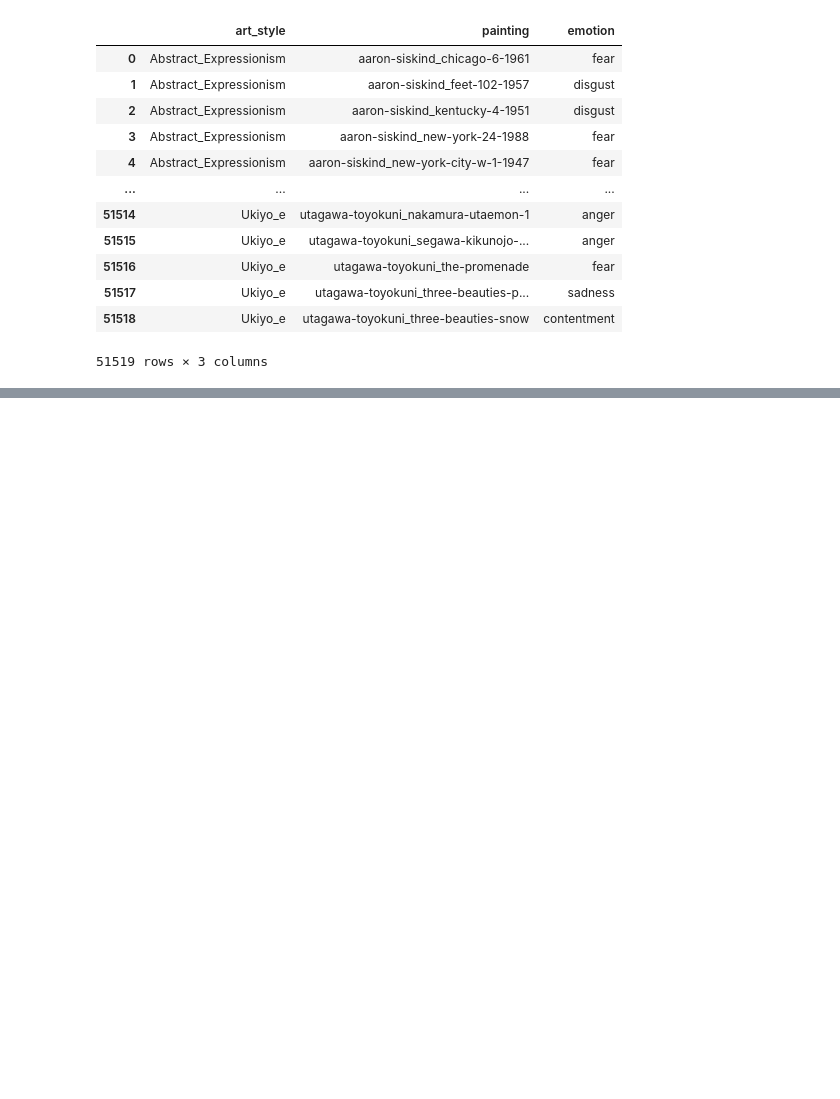
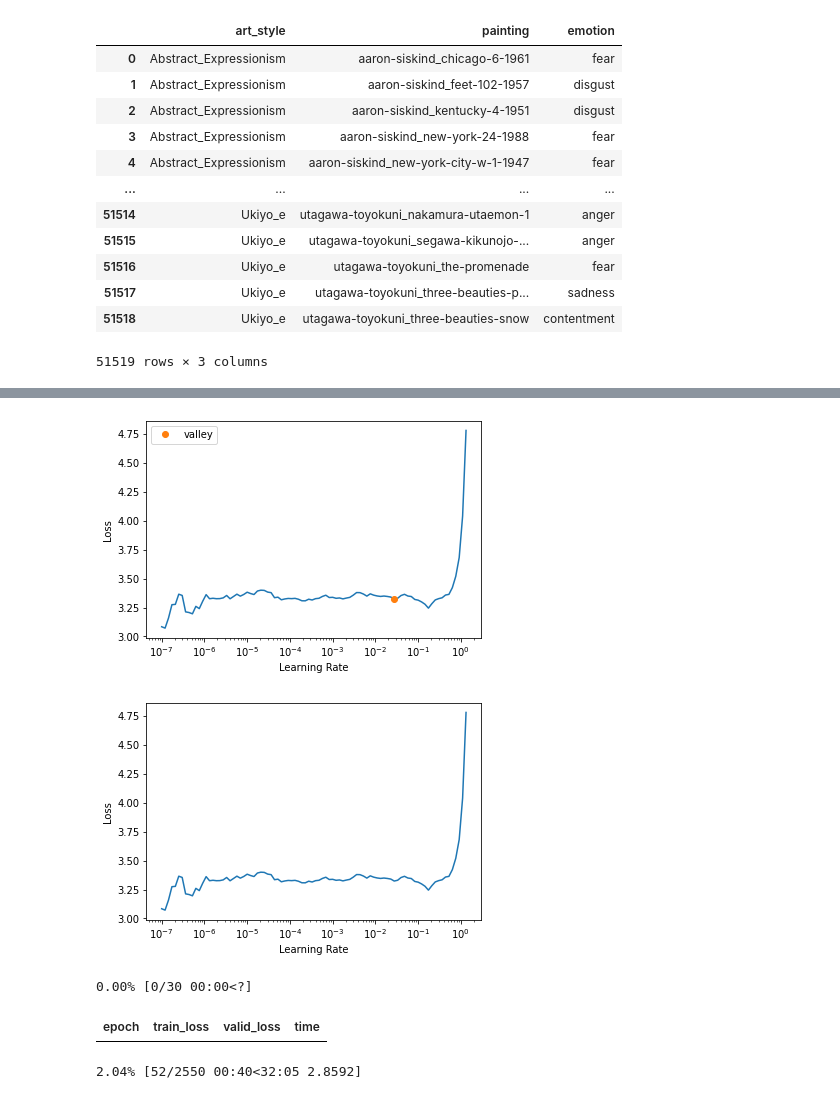
Before and after one commit to ArenLYT/EmotionalArtGeneration, a Jupyter notebook: Classifier.ipynb, the cells around one changed output, grey strips where cells are left out. Drawn from its saved outputs; the diff is of its cells as text; code cells hidden in the pictures; blank space fills up the shorter version.

```diff
--- a/Classifier.ipynb
+++ b/Classifier.ipynb
@@ -44,5 +41,10 @@ processed
 # %%
 processed['path']= processed.apply(lambda x: 'dataset\\wikiart\\'+x['art_style']+"\\"+ x['painting']+".jpg", axis=1)
+for i in processed.path:
+    try:
+        im=Image.open(i)
+    except:
+        processed=processed.drop(processed[processed.path==i].index)
 # %%
 processed
 # %% [output]
@@ -100,0 +76,8 @@ processed
+# %%
+opt_func = partial(ranger)
+model=xresnet34_deeper
+learn = vision_learner(dls, model,pretrained=False,loss_func=LabelSmoothingCrossEntropyFlat() ,opt_func=opt_func)
+# %%
+lr=learn.lr_find(suggest_funcs=(valley))
+learn.recorder.plot_lr_find()
+# %% [output]
@@ -100,0 +85,15 @@ processed
+[figure, added]
+[figure, added]
+# %%
+learn.fit_flat_cos(30,lr,pct_start=0.75, cbs=[SaveModelCallback (monitor='valid_loss',
+                                                                  comp=None,
+                                                                  min_delta=0.0,
+                                                                  fname='classification_model_xresnet34_deeper',
+                                                                  every_epoch=False,
+                                                                  at_end=False,
+                                                                  with_opt=False,
+                                                                  reset_on_fit=True)])
+# %% [output]
+0.00% [0/30 00:00<?]
+| epoch | train_loss | valid_loss | time |
+2.04% [52/2550 00:40<32:05 2.8592]
```
Also changed, not shown: parts of 10 cells of this notebook, 1 other file.
